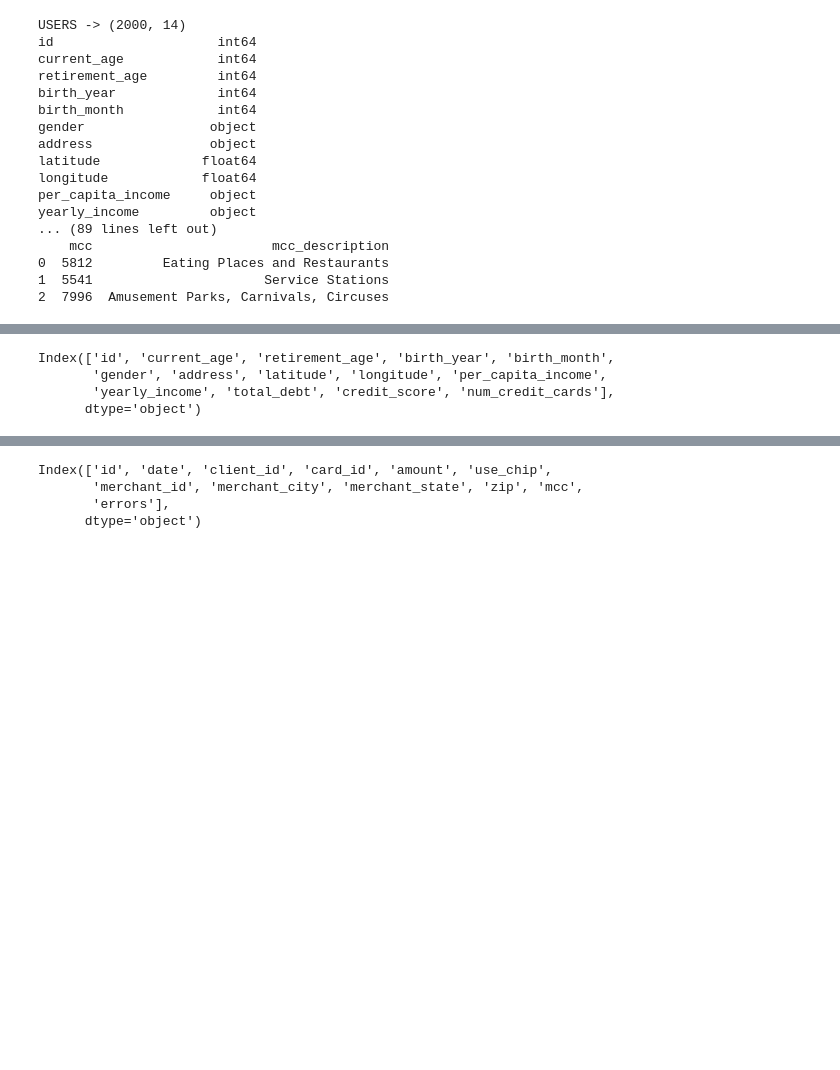
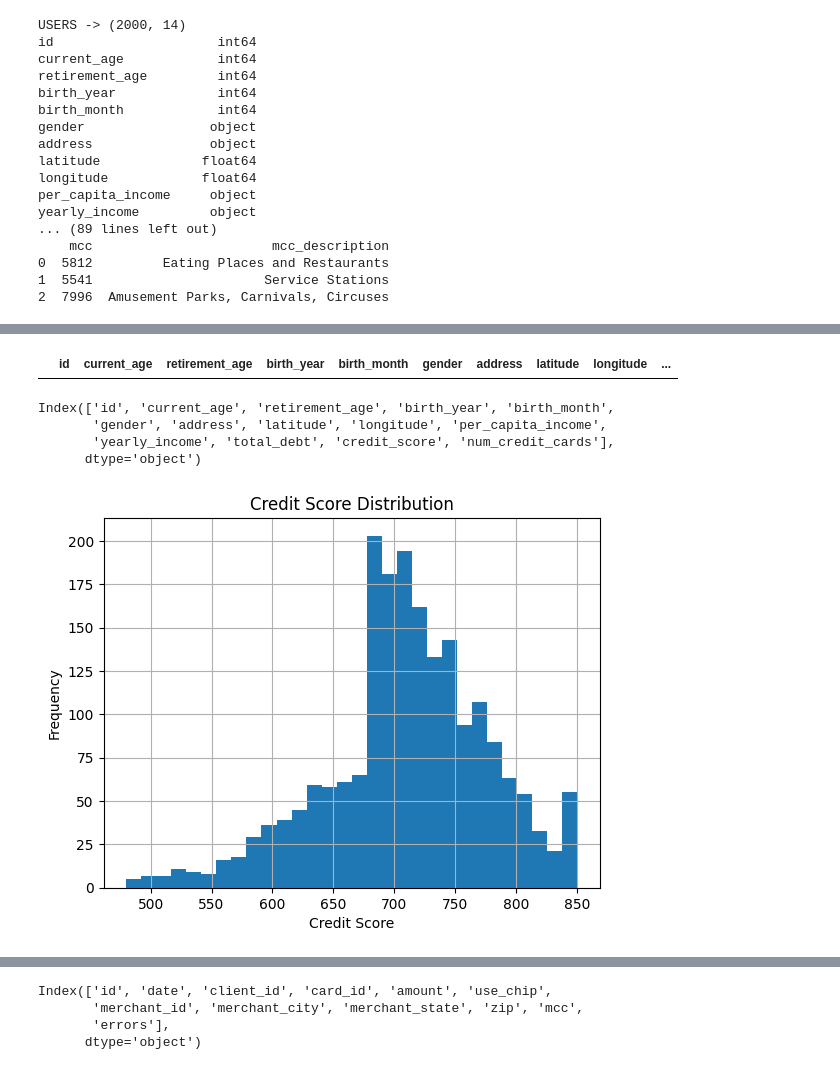
Before and after one commit to ana-nobre/Fintech-New-Features-Launch-Transactions-Analysis, a Jupyter notebook: 01_data_download_and_initial_exploration.ipynb, the cells around one changed output, grey strips where cells are left out. Saved outputs shown, nothing was run; the diff lists cells and outputs as text; code cells hidden in the pictures; blank space fills up the shorter version.

```diff
--- a/01_data_download_and_initial_exploration.ipynb
+++ b/01_data_download_and_initial_exploration.ipynb
@@ -146,0 +154,5 @@ yearly_income         object
+# %%
+cols_to_convert = ["per_capita_income", "yearly_income", "total_debt"]
+
+for col in cols_to_convert:
+    users[col] = users[col].replace(r'[\$,]', '', regex=True).astype(float)
@@ -147,3 +179,11 @@ yearly_income         object
+# %%
+# Contar duplicados
+users["id"].duplicated().sum()
+
+# Ver IDs duplicados (se existirem)
+users[users["id"].duplicated()]
+# %% [output]
+|  | id | current_age | retirement_age | birth_year | birth_month | gender | address | latitude | longitude | ... |
 # %%
 users.columns
 # %% [output]
@@ -151,3 +191,18 @@ Index(['id', 'current_age', 'retirement_age', 'birth_year', 'birth_month',
        'gender', 'address', 'latitude', 'longitude', 'per_capita_income',
        'yearly_income', 'total_debt', 'credit_score', 'num_credit_cards'],
       dtype='object')
+# %%
+# Estatísticas descritivas
+users[["current_age", "retirement_age", "credit_score", "num_credit_cards",
+       "per_capita_income", "yearly_income", "total_debt"]].describe()
+
+# Histograma para checar distribuição
+import matplotlib.pyplot as plt
+
+users["credit_score"].hist(bins=30)
+plt.title("Credit Score Distribution")
+plt.xlabel("Credit Score")
+plt.ylabel("Frequency")
+plt.show()
+# %% [output]
+[figure, added]
```
Also changed, not shown: parts of 24 cells of this notebook, 2 other files.
